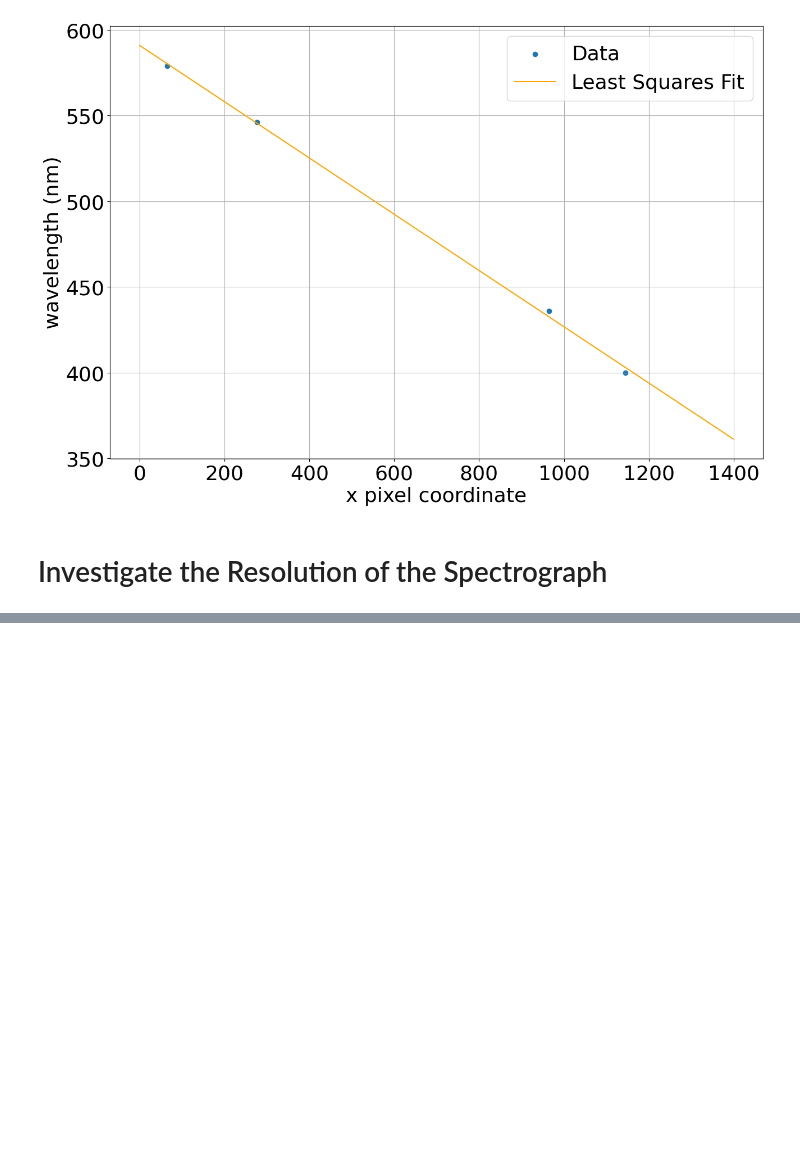
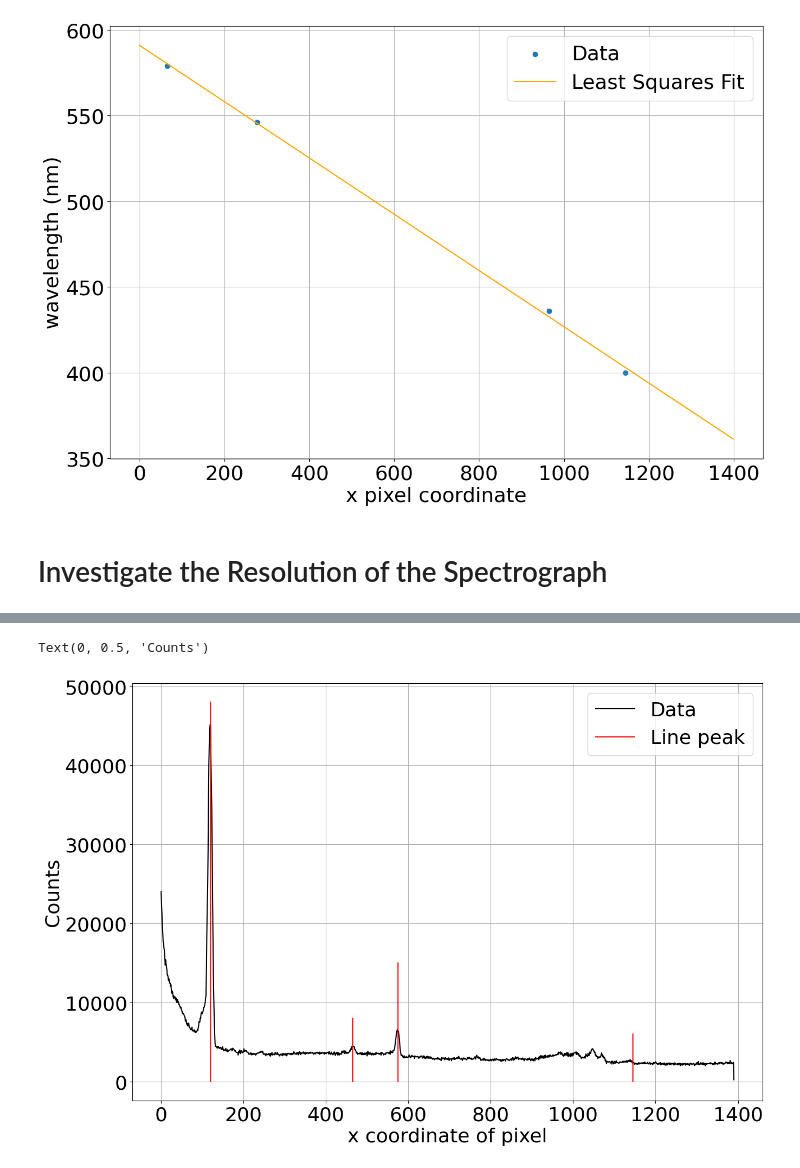
Before and after one commit to daraghhollman/UCD_PASS_Labs, a Jupyter notebook: CCDs/Python/CCDs.ipynb, the cells around one changed output, grey strips where cells are left out. Saved outputs shown, nothing was run; the diff lists cells and outputs as text; code cells hidden in the pictures; blank space fills up the shorter version.

```diff
--- a/CCDs/Python/CCDs.ipynb
+++ b/CCDs/Python/CCDs.ipynb
@@ -247,0 +267,31 @@ Text(0, 0.5, 'wavelength (nm)')
+# %%
+xNa = list()
+yNa = list()
+
+k = 0
+for el in line_valuesNa:
+    xNa.append(k)
+    yNa.append(el + readnoise)
+
+    k+=1
+# %%
+plt.plot(xNa, yNa, color="black", label="Data")
+
+# Peak 1
+plt.plot([120]*48000, np.arange(0, 48000, 1), color="red")
+# Peak 2
+plt.plot([465]*8000, np.arange(0, 8000, 1), color="red", label="Line peak")
+
+# Peak 3
+plt.plot([575]*15000, np.arange(0, 15000, 1), color="red")
+
+# Peak 4
+plt.plot([1145]*6000, np.arange(0, 6000, 1), color="red")
+
+plt.legend()
+plt.grid()
+plt.xlabel("x coordinate of pixel")
+plt.ylabel("Counts")
+# %% [output]
+Text(0, 0.5, 'Counts')
+[figure, added]
```
Also changed, not shown: parts of 4 cells of this notebook.
